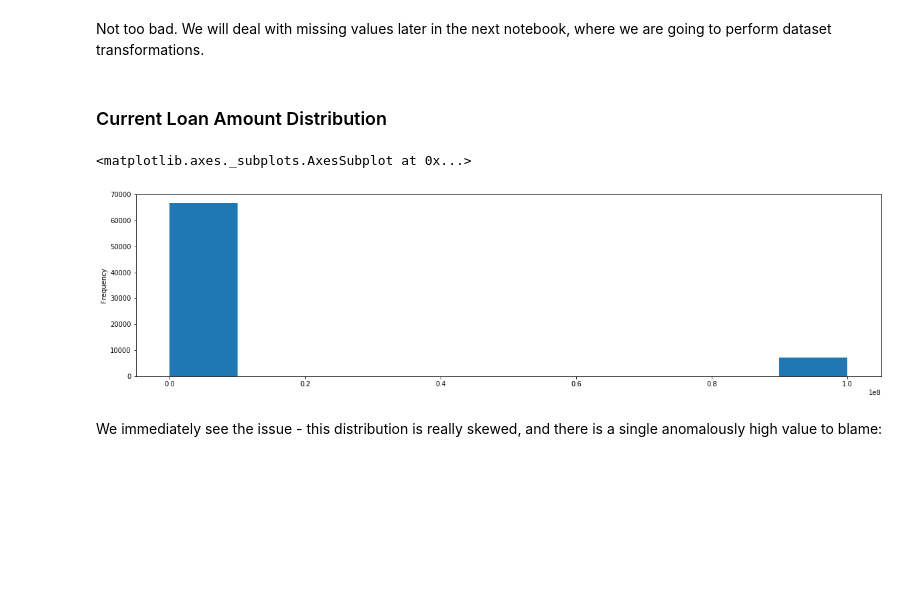
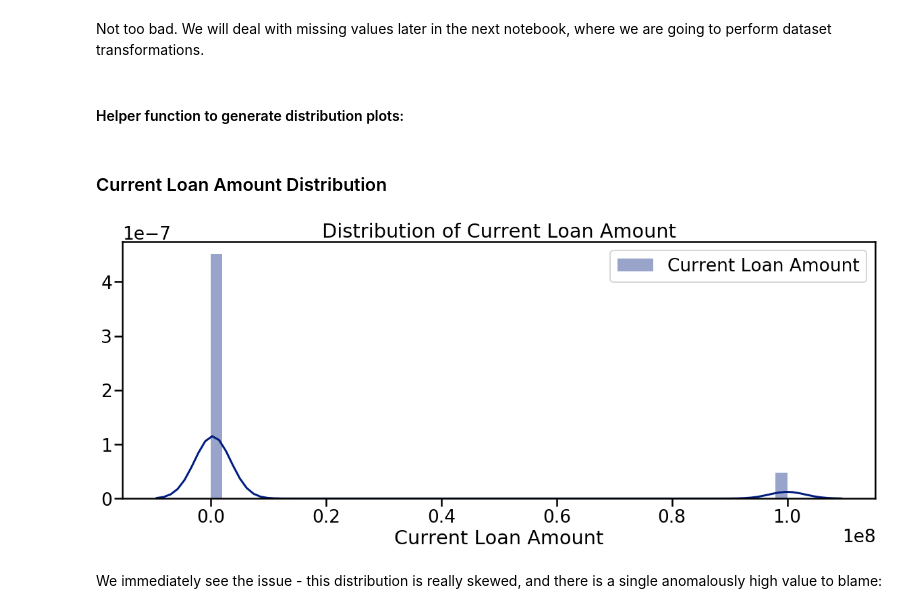
Before and after one commit to dataqubit/bank-loan-prediction, a Jupyter notebook: bank_loan_Part1_Exploratory_Analysis.ipynb, the cells around one changed output. Drawn from its saved outputs; the diff is of its cells as text; code cells hidden in the pictures; blank space fills up the shorter version.

Commit message:
updates in EDA - better plotting

```diff
--- a/bank_loan_Part1_Exploratory_Analysis.ipynb
+++ b/bank_loan_Part1_Exploratory_Analysis.ipynb
@@ -43,6 +49,5 @@ col_rename = {'Current Loan Amount': 'cur_loan_amount', 'Years in current job':
              'Number of Credit Problems': 'num_probl', 'Current Credit Balance': 'cur_bal',
              'Maximum Open Credit': 'max_open', 'Bankruptcies':'bankrupt'}
 # %%
-df_loan.rename(columns=col_rename, inplace=True)
-
-df_loan.columns = ['_'.join(item.lower().split()) for item in df_loan.columns]
+col_rename_auto = {item:'_'.join(item.lower().split()) for item in df_loan.columns
+                   if item not in col_rename.keys()}
@@ -48,0 +66,6 @@ df_loan.columns = ['_'.join(item.lower().split()) for item in df_loan.columns]
+# %%
+# add automatically renamed dictionary to original one
+col_rename.update(col_rename_auto)
+# %%
+# inversed mapping will be useful for plots:
+inv_col_rename = {v: k for k, v in col_rename.items()}
@@ -93,13 +118,42 @@ dtypes: float64(12), object(7)
 memory usage: 10.7+ MB
 # %% [markdown]
 Not too bad. We will deal with missing values later in the next notebook, where we are going to perform dataset transformations.
+# %% [markdown]
+#### Helper function to generate distribution plots:
+# %%
+def plot_dist(series_array, feature, labels=[], figsize=(20, 7), kde=True, log_transform=False):
+    """
+    Helper function for distribution plots
+    series_array - array of pandas series to plot
+    feature - parameter to plot
+    labels - labels for the legend in the same order as series_array
+    kde - whether to plot a gaussian kde (kernel density estimate)
+    log_transform - whether to apply log-transform
+    """
+    if log_transform:
+        transform_func = lambda x: np.log(x + 1.)
+        is_log = ' (Log)'
+    else:
+        transform_func = lambda x: x
+        is_log = ''
+    with plt.style.context('seaborn-dark-palette'):
+        sns.set_context('poster', font_scale=1.2)
+        _, ax = plt.subplots(figsize=figsize)
+        feature_full = inv_col_rename[feature]
+        ax.set_title('Distribution of %s' %feature_full)
+        if not labels:
+            labels = [feature_full]
+        for ser_, label_ in zip(series_array, labels):
+            sns.distplot(ser_[feature].dropna().apply(transform_func), label=label_, kde=kde)
+        ax.ticklabel_format(style='sci', scilimits=(0,0), axis='y')
+        ax.set_xlabel(feature_full + is_log)
+        plt.legend()
 # %% [markdown]
 ### Current Loan Amount Distribution
-# %%
-df_loan.cur_loan_amount.plot(kind='hist', figsize=(20, 5))
-# %% [output]
-<matplotlib.axes._subplots.AxesSubplot at 0x...>
-[figure, removed]
+# %%
+plot_dist([df_loan], feature='cur_loan_amount')
+# %% [output]
+[figure, added]
 # %% [markdown]
 We immediately see the issue - this distribution is really skewed, and there is a single anomalously high value to blame:
 # %%
```
Also changed, not shown: parts of 12 cells of this notebook.
